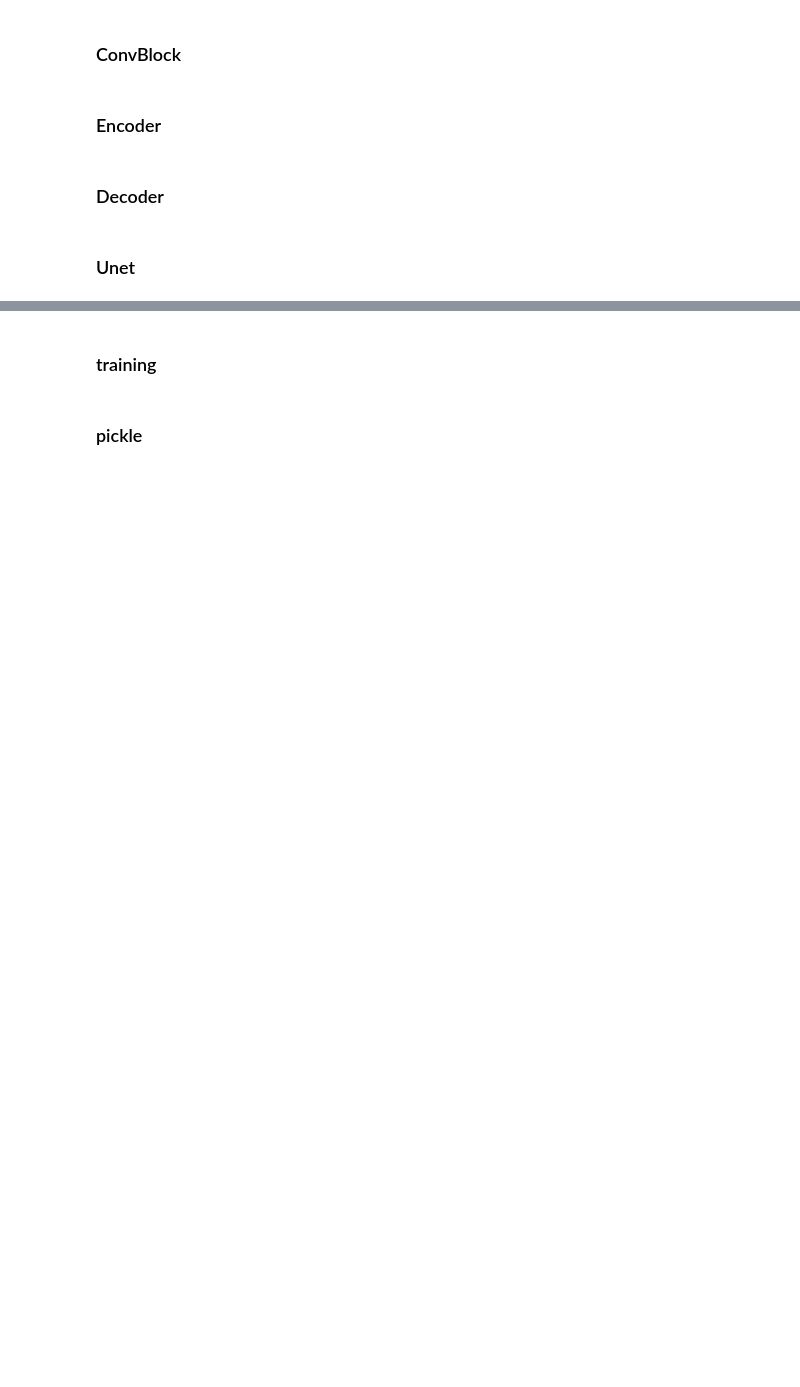
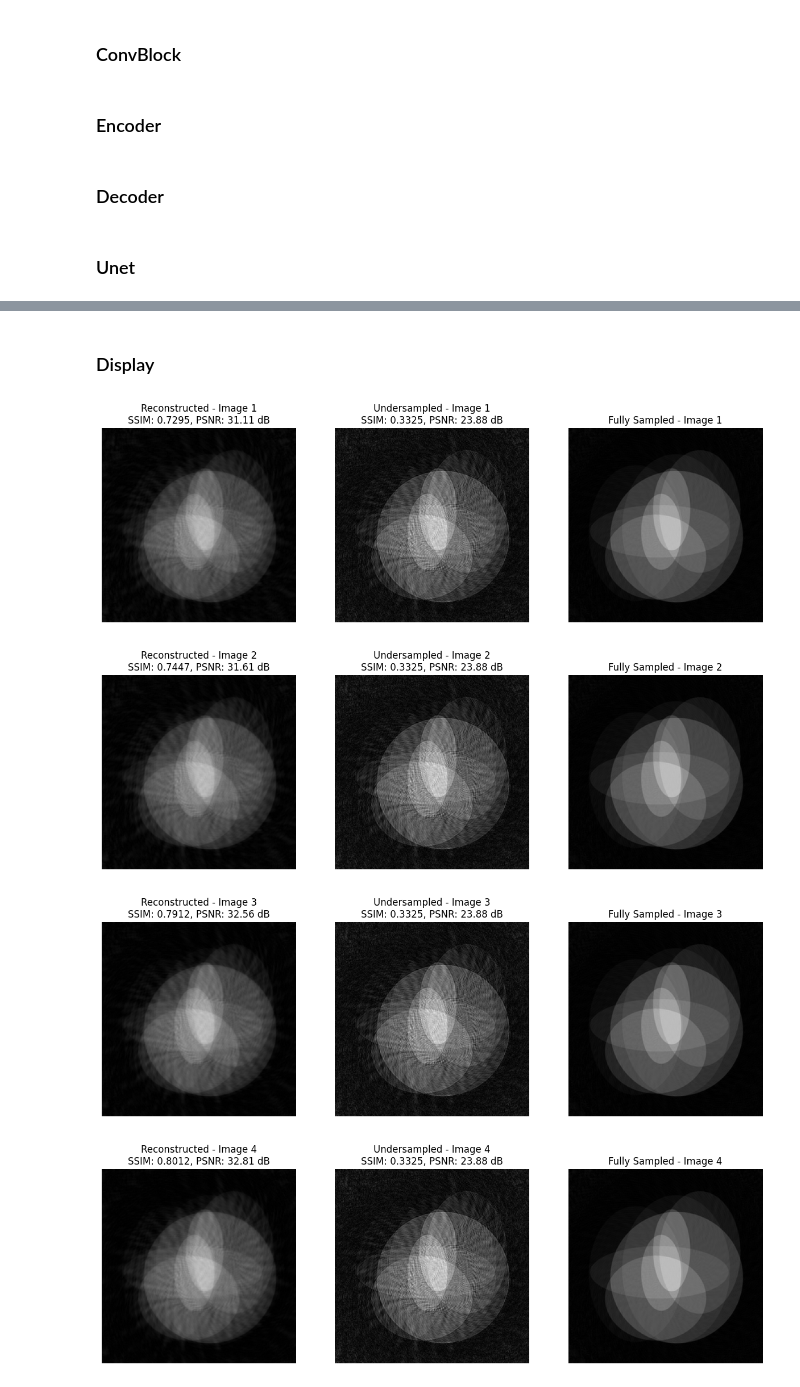
Before and after one commit to PTB-MR/mrpro, a Jupyter notebook: examples/DL.ipynb, the cells around one changed output, grey strips where cells are left out. Drawn from its saved outputs; the diff is of its cells as text; code cells hidden in the pictures; blank space fills up the shorter version.

```diff
--- a/examples/DL.ipynb
+++ b/examples/DL.ipynb
@@ -28,0 +35,3 @@ kdatapuls = KData.from_file(h5_path, KTrajectoryPulseq(seq_path=seq_path))
+# %%
+FLAG_UNET = True  # If True, the convolutional neural network will be configured as a U-Net.
+FLAG_single_image = False # Set to True for training with only one image, False to generate a new image each iteration
@@ -604,21 +509,0 @@ class CustomDataset(Dataset):
-# %%
-# %%
-#  Initialize hyperparameters
-n_epochs = 10
-n_itera = 1
-learning_rate = 1e-3
-batch_size = 1
-lossesssss = []
-tot_loss = 0
-list_xreco = []
-list_xu = []
-list_xf = []
-# Initialize the necessary objects
-
-model = NUFFTCascade(acquisition_operator=None, npcg=16, w=0.1, initial_value=None, max_iter=10)
-loss_fct = nn.MSELoss()
-optimizer = torch.optim.Adam(model.parameters(), lr=learning_rate)
-
-#
-dataset = CustomDataset(num_ellipses_per_sample=8)
-data_loader = DataLoader(dataset=dataset, batch_size=batch_size, shuffle=True)
@@ -627,18 +509,0 @@ data_loader = DataLoader(dataset=dataset, batch_size=batch_size, shuffle=True)
-# %%
-#%%
-import matplotlib.pyplot as plt
-# Function to visualize results
-def visualize_results(epoch, iteration, xu, xf, xreco):
-    plt.figure(figsize=(12, 6))
-    plt.subplot(1, 3, 1)
-    plt.imshow(torch.abs(xu).cpu().numpy(), cmap='gray')
-    plt.title('Input Undersampled Image')
-    plt.subplot(1, 3, 2)
-    plt.imshow(torch.abs(xf).cpu().numpy(), cmap='gray')
-    plt.title('Full-sampled Image')
-    plt.subplot(1, 3, 3)
-    plt.imshow(torch.abs(xreco).cpu().detach().numpy(), cmap='gray')
-    plt.title('Reconstructed Image')
-    plt.suptitle(f'Epoch {epoch+1}, Iteration {iteration+1}')
-    plt.show()
-# %%
@@ -645,2 +600,2 @@ def visualize_results(epoch, iteration, xu, xf, xreco):
 # %% [markdown]
-### training
+### Display
@@ -699,2 +601,0 @@ print(f'losses = {lossesssss}')
-# %% [markdown]
-### pickle
@@ -714,0 +602,8 @@ print('Lists have been saved successfully.')
+# %%
+for i in range (len(list_xu)):
+    plot_images(list_xreco, list_xu, list_xf,i)
+# %% [output]
+[figure, added]
+[figure, added]
+[figure, added]
+[figure, added]
```
Also changed, not shown: parts of 33 cells of this notebook, 43 other files.
